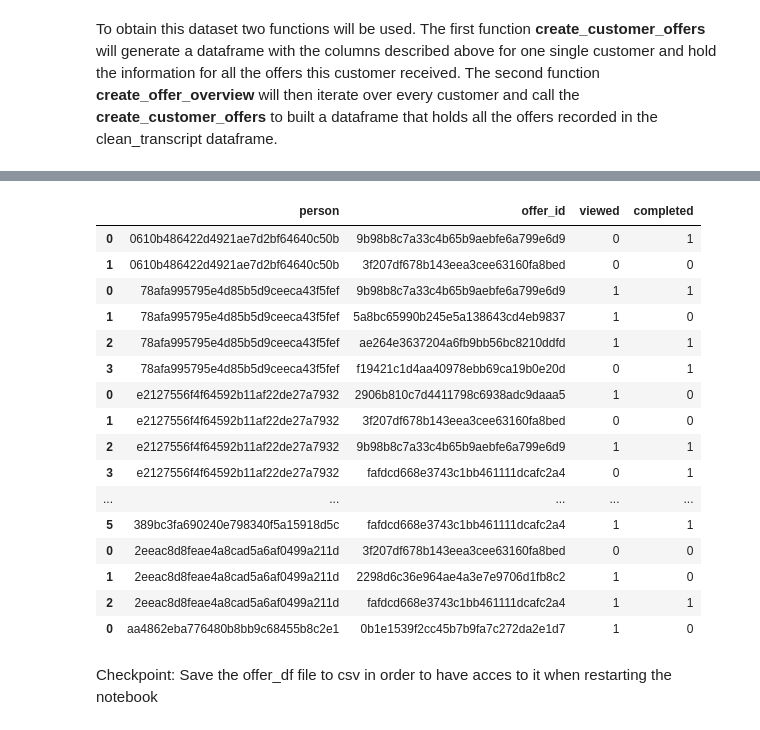
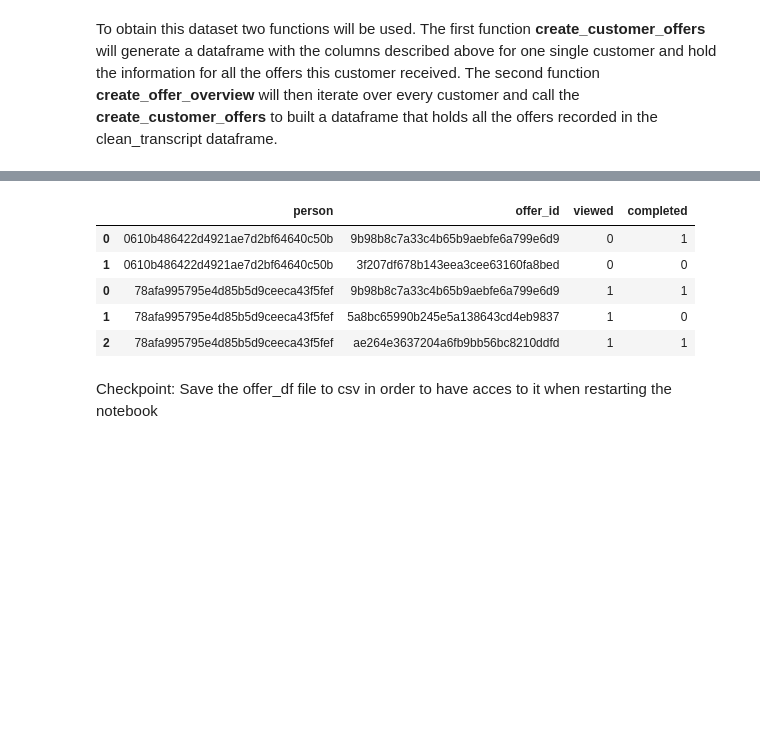
Before and after one commit to LucasAB11/Udacity_Capstone_Starbucks_App, a Jupyter notebook: Starbucks_Capstone_notebook.ipynb, the cells around one changed output, grey strips where cells are left out. Cells and saved outputs as stored; diff of their text form; code cells hidden in the pictures; blank space fills up the shorter version.

```diff
--- a/Starbucks_Capstone_notebook.ipynb
+++ b/Starbucks_Capstone_notebook.ipynb
@@ -348,9 +316,3 @@ def create_customer_offers(received_df, viewed_df, completed_df, portfolio):
 
     #return dataframe
     return customer_offers
-# %%
-for index, row in received_df.iterrows():
-    offer_id = row['value']['offer id']
-    dur = portfolio.loc[portfolio['id'] == offer_id]['duration'].squeeze()
-    print(offer_id)
-    print(dur)
@@ -366,3 +318,0 @@ f19421c1d4aa40978ebb69ca19b0e20d
-# %%
-new = create_df(received_df, viewed_df, completed_df, portfolio)
-print(new)
@@ -381,5 +319,3 @@ print(new)
-# %%
-a = b = None
 # %%
 def create_offer_overview(profile_df, transcript_df, portfolio):
     ''' Function for creating a new dataframe that records all the offers that were sent and whether they were
@@ -405,18 +341,14 @@ def create_offer_overview(profile_df, transcript_df, portfolio):
         #store customer id
         cust_id = row['id']
         #filter out customers transactions from the transcript
-        cust_transactions = transcript_df.where(transcript_df['person'] == str(cust_id))
-        cust_transactions.dropna(axis = 0, inplace = True)
+        cust_transactions = transcript_df.loc[transcript_df['person'] == str(cust_id)]
         #split the customer transactions into 3 datasets for received, completed and viewed offers
         #received-df
-        received_df = cust_transactions.where(cust_transactions['event'] == 'offer received')
-        received_df.dropna(axis = 0, inplace = True)
+        received_df = cust_transactions.loc[cust_transactions['event'] == 'offer received']
         #viewed-df
-        viewed_df = cust_transactions.where(cust_transactions['event'] == 'offer viewed')
-        viewed_df.dropna(axis = 0, inplace = True)
+        viewed_df = cust_transactions.loc[cust_transactions['event'] == 'offer viewed']
         #completed-df
-        completed_df = cust_transactions.where(cust_transactions['event'] == 'offer completed')
-        completed_df.dropna(axis = 0, inplace = True)
+        completed_df = cust_transactions.loc[cust_transactions['event'] == 'offer completed']
 
         #call the create_customer_offers function to create the dataframe entries for the customer
         cust_entries = create_customer_offers(received_df, viewed_df, completed_df, portfolio)
@@ -428,11 +360,10 @@ def create_offer_overview(profile_df, transcript_df, portfolio):
     return offer_df
 # %%
 #test function
-import time
 test_profile = clean_profile.head(100)
 test_transcript = clean_transcript.copy()
 
 %time result = create_offer_overview(test_profile, test_transcript, portfolio)
 
-result.head(20)
+result.head()
 # %% [output]
@@ -441,20 +372,9 @@ Wall time: 25.2 s
 |  | person | offer_id | viewed | completed |
 | 0 | 0610b486422d4921ae7d2bf64640c50b | 9b98b8c7a33c4b65b9aebfe6a799e6d9 | 0 | 1 |
 | 1 | 0610b486422d4921ae7d2bf64640c50b | 3f207df678b143eea3cee63160fa8bed | 0 | 0 |
 | 0 | 78afa995795e4d85b5d9ceeca43f5fef | 9b98b8c7a33c4b65b9aebfe6a799e6d9 | 1 | 1 |
 | 1 | 78afa995795e4d85b5d9ceeca43f5fef | 5a8bc65990b245e5a138643cd4eb9837 | 1 | 0 |
 | 2 | 78afa995795e4d85b5d9ceeca43f5fef | ae264e3637204a6fb9bb56bc8210ddfd | 1 | 1 |
-| 3 | 78afa995795e4d85b5d9ceeca43f5fef | f19421c1d4aa40978ebb69ca19b0e20d | 0 | 1 |
-| 0 | e2127556f4f64592b11af22de27a7932 | 2906b810c7d4411798c6938adc9daaa5 | 1 | 0 |
-| 1 | e2127556f4f64592b11af22de27a7932 | 3f207df678b143eea3cee63160fa8bed | 0 | 0 |
-| 2 | e2127556f4f64592b11af22de27a7932 | 9b98b8c7a33c4b65b9aebfe6a799e6d9 | 1 | 1 |
-| 3 | e2127556f4f64592b11af22de27a7932 | fafdcd668e3743c1bb461111dcafc2a4 | 0 | 1 |
-| ... | ... | ... | ... | ... |
-| 5 | 389bc3fa690240e798340f5a15918d5c | fafdcd668e3743c1bb461111dcafc2a4 | 1 | 1 |
-| 0 | 2eeac8d8feae4a8cad5a6af0499a211d | 3f207df678b143eea3cee63160fa8bed | 0 | 0 |
-| 1 | 2eeac8d8feae4a8cad5a6af0499a211d | 2298d6c36e964ae4a3e7e9706d1fb8c2 | 1 | 0 |
-| 2 | 2eeac8d8feae4a8cad5a6af0499a211d | fafdcd668e3743c1bb461111dcafc2a4 | 1 | 1 |
-| 0 | aa4862eba776480b8bb9c68455b8c2e1 | 0b1e1539f2cc45b7b9fa7c272da2e1d7 | 1 | 0 |
 # %%
 # Create the new offer_df dataset with the create_offer_overview function
 offer_df = create_offer_overview(clean_profile, clean_transcript, portfolio)
```
Also changed, not shown: parts of 22 cells of this notebook, 1 other file.
